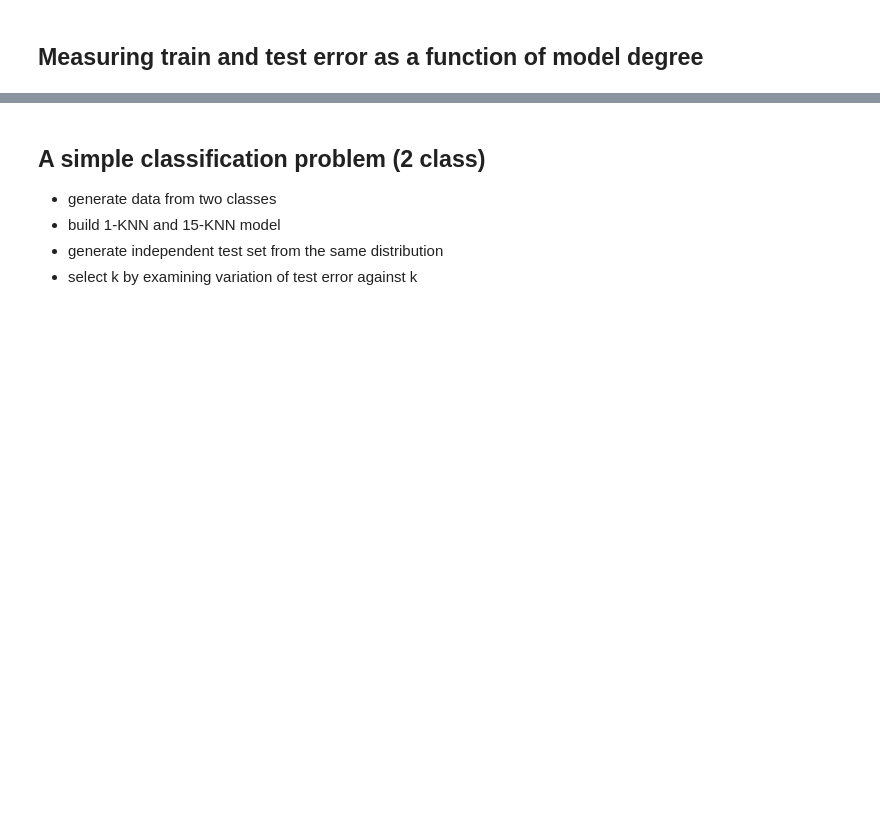
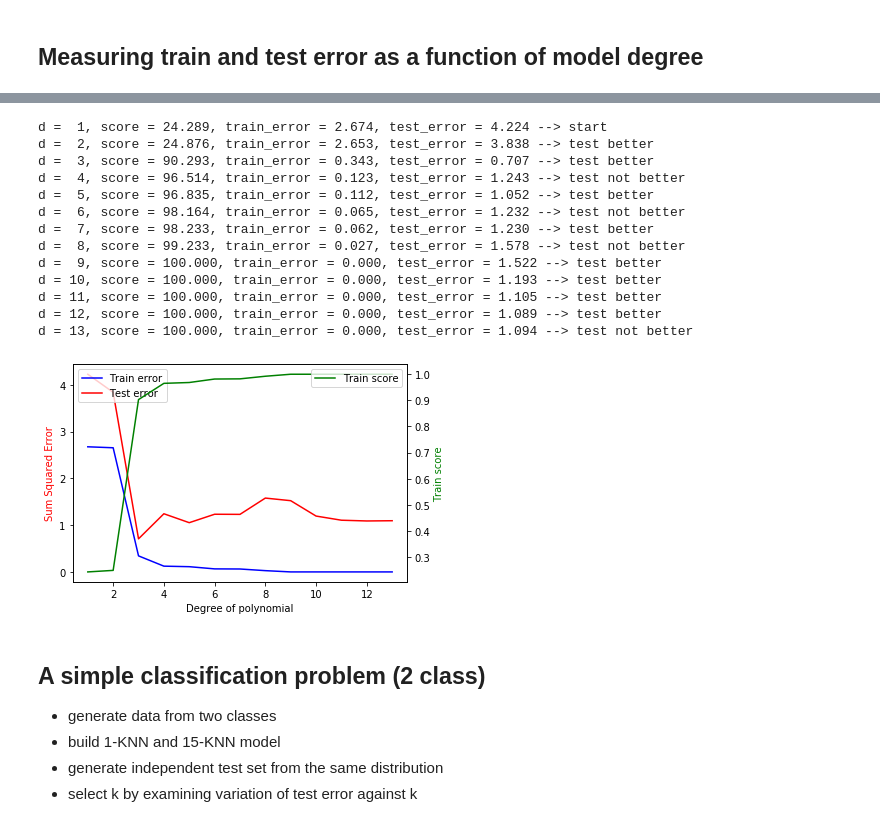
Before and after one commit to statisticscoursestudent/rice_ds-bc19, a Jupyter notebook: ds-bc19/04.0 AM+PM Thursday_ Introduction to Supervised Learning with hands on lab/lab0/lab0.ipynb, the cells around one changed output, grey strips where cells are left out. Drawn from its saved outputs; the diff is of its cells as text; code cells hidden in the pictures; blank space fills up the shorter version.

```diff
--- a/ds-bc19/04.0 AM+PM Thursday_ Introduction to Supervised Learning with hands on lab/lab0/lab0.ipynb
+++ b/ds-bc19/04.0 AM+PM Thursday_ Introduction to Supervised Learning with hands on lab/lab0/lab0.ipynb
@@ -192,3 +192,55 @@ Text(0, 0.5, 'Sum Squared Error')
+# %%
+numd = 14
+# train/test errors as a function of model complexity - REVISED
+train_error = np.zeros((numd,))
+test_error = np.zeros((numd,))
+scorer = np.zeros((numd,))
+
+# make an independent test set
+xtest = np.linspace(0.0,1.0,num=30)[:numd]
+ytest = np.sin(2*np.pi*xtest) + np.random.randn(numd)*0.2
+
+for d in range(1,numd):
+    poly = PolynomialFeatures(d)
+    xpoly_sample = poly.fit_transform(xsample.reshape(-1,1))
+    lr = linear_model.LinearRegression()
+    lr.fit(xpoly_sample,ysample)
+    ypred_train = lr.predict(xpoly_sample)
+    ypred_test = lr.predict(poly.fit_transform(xtest.reshape(-1,1)))
+    tr_err = ysample-ypred_train
+    train_error[d] = np.dot(tr_err.T,tr_err)
+    te_err = ytest-ypred_test
+    test_error[d] = np.dot(te_err.T,te_err)
+    scorer[d] = lr.score(xpoly_sample,ysample)
+    print("d = {0:2d}, score = {1:6.3f}, train_error = {2:4.3f}, test_error = {3:4.3f} --> {4}".format(d, scorer[d]*100, train_error[d], test_error[d], np.where(d < 2, 'start ',np.where(test_error[d] < test_error[d-1], 'test better','test not better'))))
+    # also try lr.coef with higher order model
+
+fig, ax1 = plt.subplots()
+ax2 = ax1.twinx()
+ax1.plot(range(1,numd),train_error[1:numd],'b',label='Train error')
+ax1.plot(range(1,numd),test_error[1:numd],'r',label='Test error')
+ax1.legend(loc='upper left')
+ax2.plot(range(1,numd),scorer[1:numd],'g',label='Train score')
+ax2.legend(loc='upper right')
+ax1.set_xlabel('Degree of polynomial')
+ax1.set_ylabel('Sum Squared Error', color='r')
+ax2.set_ylabel('Train score', color='g')
+plt.show()
+# %% [output]
+d =  1, score = 24.289, train_error = 2.674, test_error = 4.224 --> start
+d =  2, score = 24.876, train_error = 2.653, test_error = 3.838 --> test better
+d =  3, score = 90.293, train_error = 0.343, test_error = 0.707 --> test better
+d =  4, score = 96.514, train_error = 0.123, test_error = 1.243 --> test not better
+d =  5, score = 96.835, train_error = 0.112, test_error = 1.052 --> test better
+d =  6, score = 98.164, train_error = 0.065, test_error = 1.232 --> test not better
+d =  7, score = 98.233, train_error = 0.062, test_error = 1.230 --> test better
+d =  8, score = 99.233, train_error = 0.027, test_error = 1.578 --> test not better
+d =  9, score = 100.000, train_error = 0.000, test_error = 1.522 --> test better
+d = 10, score = 100.000, train_error = 0.000, test_error = 1.193 --> test better
+d = 11, score = 100.000, train_error = 0.000, test_error = 1.105 --> test better
+d = 12, score = 100.000, train_error = 0.000, test_error = 1.089 --> test better
+d = 13, score = 100.000, train_error = 0.000, test_error = 1.094 --> test not better
+[figure, added]
 # %% [markdown]
 ## A simple classification problem (2 class)
 - generate data from two classes
```
Also changed, not shown: parts of 7 cells of this notebook.
